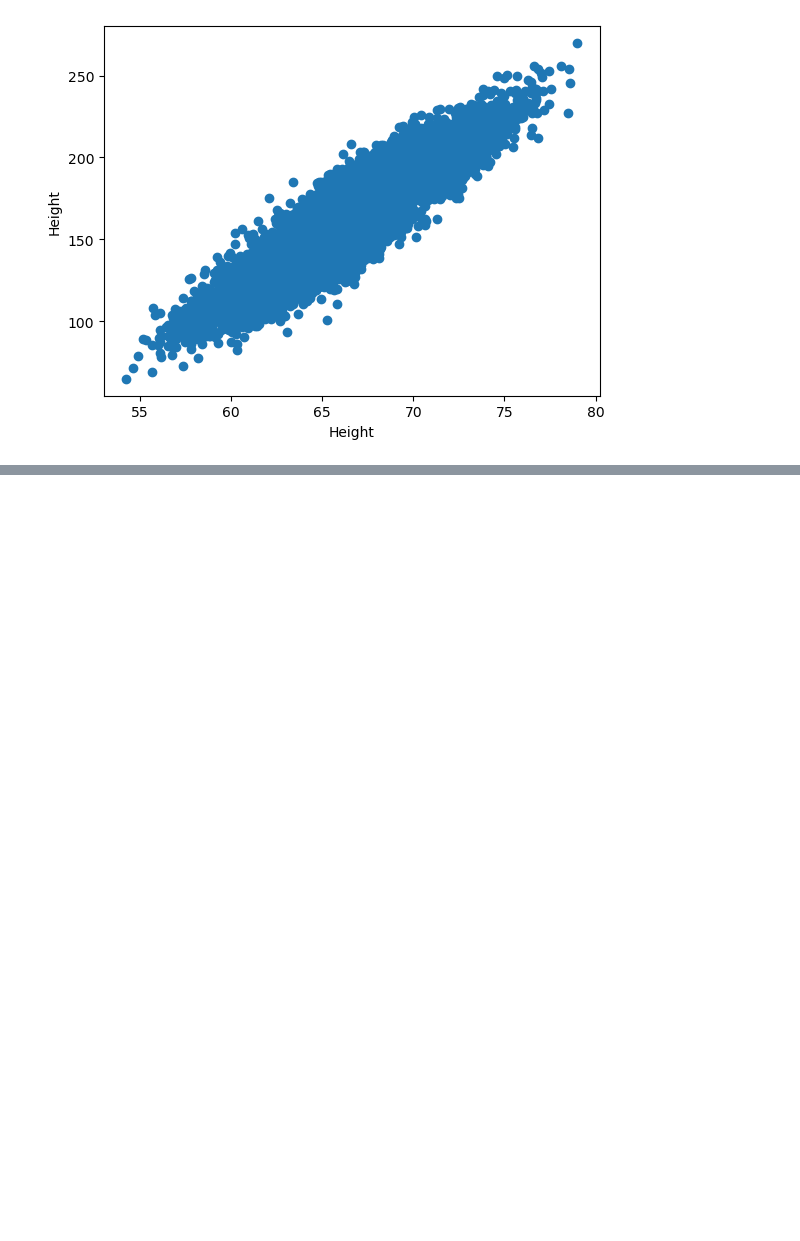
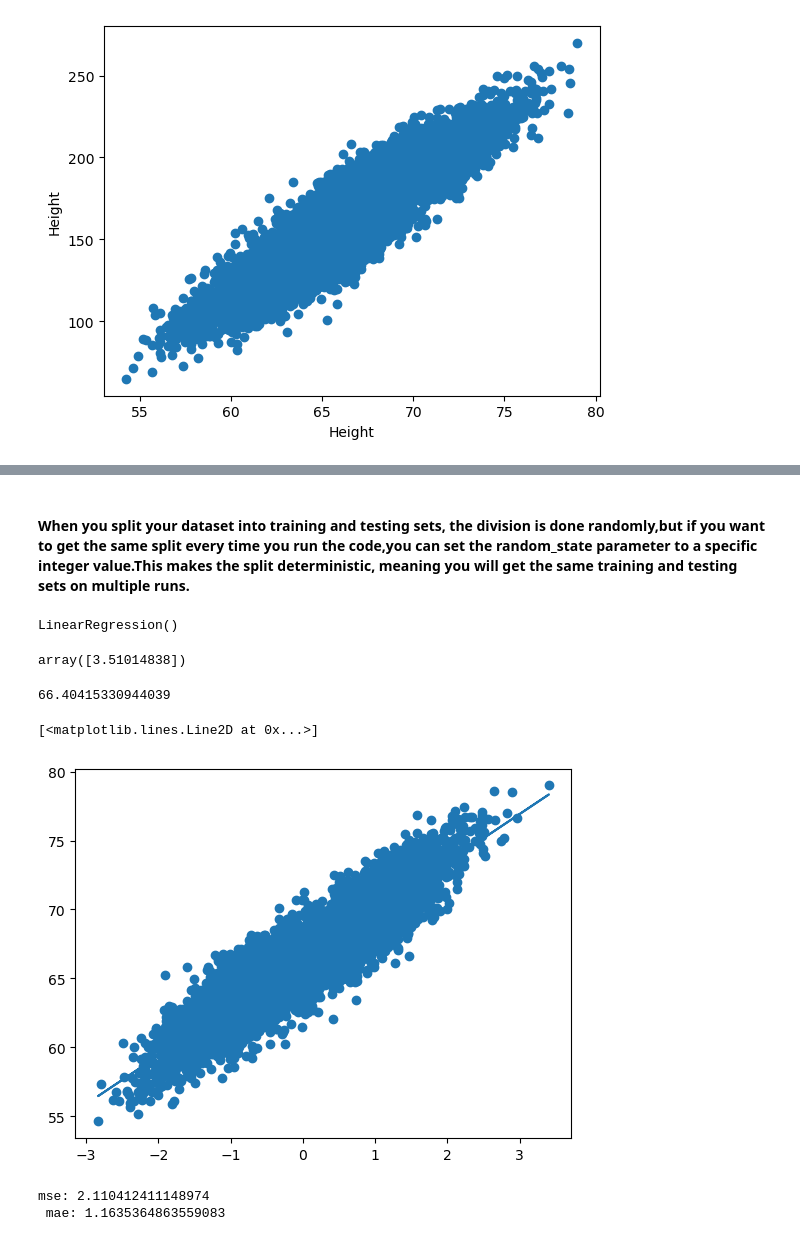
Before and after one commit to Sharafunneesa-pp/Regression-Algorithms, a Jupyter notebook: 1. Linear Regression and OLS.ipynb, the cells around one changed output, grey strips where cells are left out. Cells and saved outputs as stored; diff of their text form; code cells hidden in the pictures; blank space fills up the shorter version.

Commit message:
multiple regression updated

```diff
--- a/1. Linear Regression.ipynb
+++ b/1. Linear Regression and OLS.ipynb
@@ -39,0 +61,32 @@ sns.p
+# %% [markdown]
+#### When you split your dataset into training and testing sets, the division is done randomly,but if you want to get the same split every time you run the code,you can set the random_state parameter to a specific integer value.This makes the split deterministic, meaning you will get the same training and testing sets on multiple runs.
+# %%
+from sklearn.model_selection import train_test_split
+xtrain,xtest,ytrain,ytest=train_test_split(x,y,test_size=0.3,random_state=1)
+# %%
+#standardisation
+from sklearn.preprocessing import StandardScaler
+scaler=StandardScaler()
+xtrain=scaler.fit_transform(xtrain)
+xtest=scaler.transform(xtest) #because the same mean and standard deviation to use in test data also. and DATA LEAKAGE
+# %%
+from sklearn.linear_model import LinearRegression
+model=LinearRegression()
+# %%
+model.fit(xtrain,ytrain)
+# %% [output]
+LinearRegression()
+# %%
+model.coef_
+# %% [output]
+array([3.51014838])
+# %%
+model.intercept_
+# %% [output]
+66.40415330944039
+# %%
+plt.scatter(xtrain,ytrain)
+plt.plot(xtrain,model.predict(xtrain))
+# %% [output]
+[<matplotlib.lines.Line2D at 0x...>]
+[figure, added]
@@ -39,0 +101,5 @@ sns.p
+# %%
+print("mse:",mse,"\n","mae:",mae)
+# %% [output]
+mse: 2.110412411148974
+ mae: 1.1635364863559083
```
Also changed, not shown: parts of 19 cells of this notebook, 3 other files.
